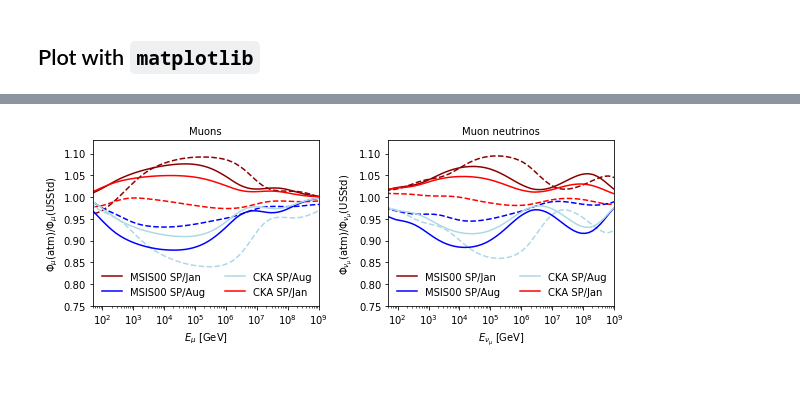
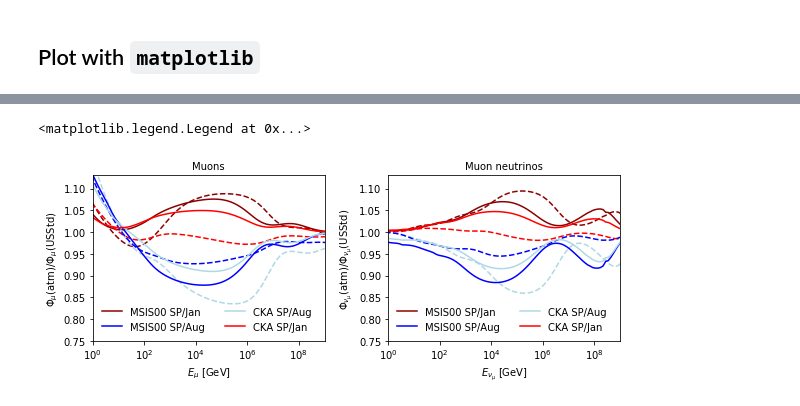
Before and after one commit to mceq-project/MCEq, a Jupyter notebook: examples/Dependence_of_spectrum_on_atmosphere.ipynb, the cells around one changed output, grey strips where cells are left out. Cells and saved outputs as stored; diff of their text form; code cells hidden in the pictures.

```diff
--- a/examples/Dependence_of_spectrum_on_atmosphere.ipynb
+++ b/examples/Dependence_of_spectrum_on_atmosphere.ipynb
@@ -26,16 +14,8 @@ Initialize the `mceq_run` object
 --------------------------------
 # %%
 mceq_run = MCEqRun(
-
 interaction_model='SIBYLL2.3c',
-
 primary_model=(pm.HillasGaisser2012, "H3a"),
-
-theta_deg=0.,
-density_model=None,
-
-#Exclude the atmopheric setting from the configuration file
-**mceq_config_without(['density_model'])
-
+theta_deg=0.
 )
 # %% [output]
@@ -131,7 +86,7 @@ titles = {('CORSIKA', ('PL_SouthPole', 'January')): 'CKA SP/Jan',
 
 fig = plt.figure(figsize=(8.5, 3.5))
 fig.set_tight_layout(dict(rect=[0.01, 0.01, 0.99, 0.97]))
-e_grid = mceq_run.y.e_grid
+e_grid = mceq_run.e_grid
 
 # Define base line
 compare_to = (('CORSIKA', ('BK_USStd', None)), 'black')
@@ -154,34 +109,35 @@ for theta, atm_tup in mup_dict.keys():
 
 
     plt.subplot(121)
     plt.plot(e_grid, mup_dict[(theta, atm_tup)] / mup_comp, ls=ls, lw=1.5,
              color=atm_col, label=atm_title)
     plt.semilogx()
     plt.xlabel(r"$E_{\mu}$ [GeV]")
     plt.ylim([0.75, 1.1])
 
     plt.subplot(122)
     plt.plot(e_grid, numu_dict[(theta, atm_tup)] / numu_comp, ls=ls,  lw=1.5,
              color=atm_col, label=atm_title)
     plt.semilogx()
     plt.xlabel(r"$E_{\nu}$ [GeV]")
 
 
 plt.subplot(121)
 plt.title('Muons', fontsize=10)
 plt.xlabel(r"$E_{\mu}$ [GeV]")
 plt.ylabel(r"$\Phi_{\mu}($atm$)/\Phi_{\mu}($USStd)")
-plt.xlim([50,1e9])
+plt.xlim([1,1e9])
 plt.ylim([0.75, 1.13])
 plt.legend(loc='lower left', ncol=2, frameon=False, fontsize=10)
 
 plt.subplot(122)
 plt.title('Muon neutrinos', fontsize=10)
 plt.xlabel(r"$E_{\nu_\mu}$ [GeV]")
 plt.ylabel(r"$\Phi_{\nu_\mu}($atm$)/\Phi_{\nu_\mu}($USStd)")
-plt.xlim([50,1e9])
+plt.xlim([1,1e9])
 plt.ylim([0.75, 1.13])
 plt.legend(loc='lower left', ncol=2, frameon=False, fontsize=10)
-plt.savefig('atm_flux.pdf')
+# plt.savefig('atm_flux.pdf')
 # %% [output]
+<matplotlib.legend.Legend at 0x...>
-[figure, old version]
+[figure, new version]
```
Also changed, not shown: parts of 6 cells of this notebook, 10 other files.
